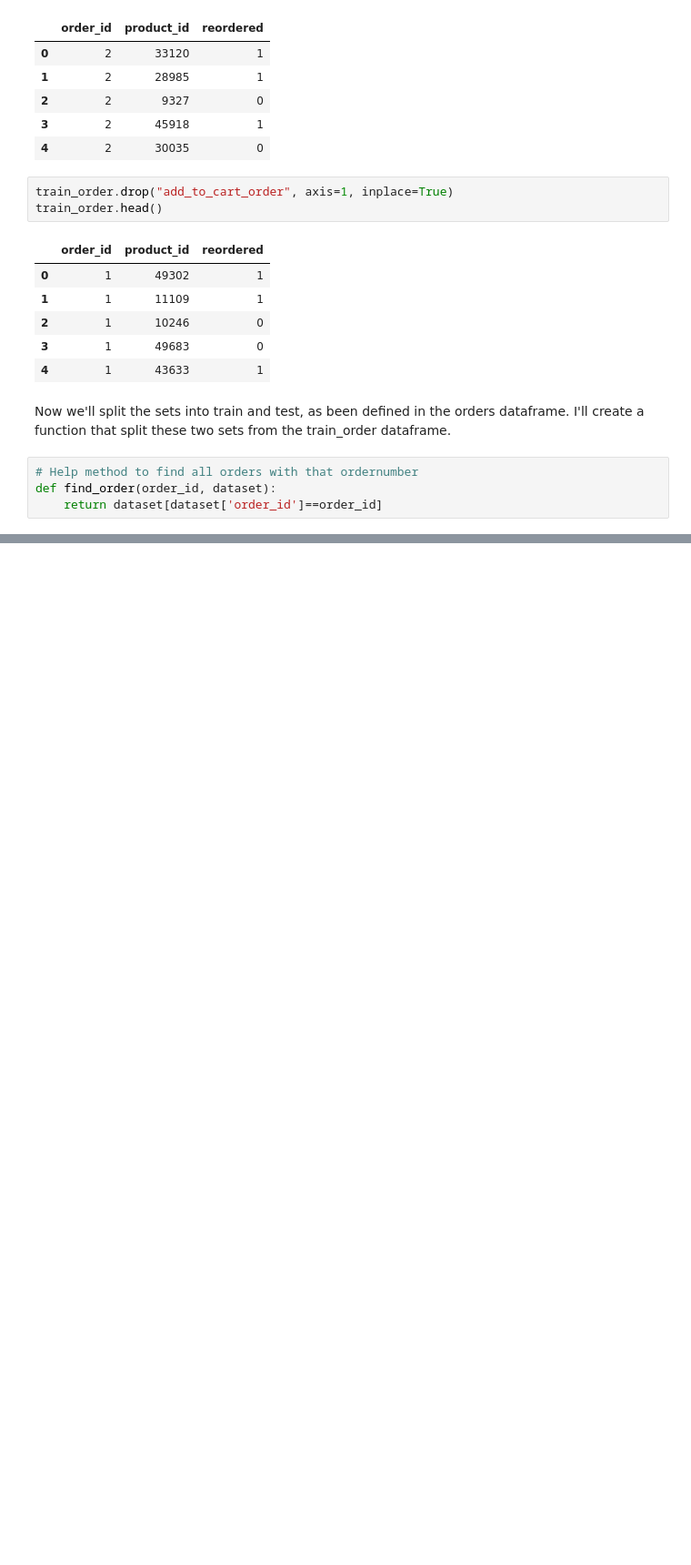
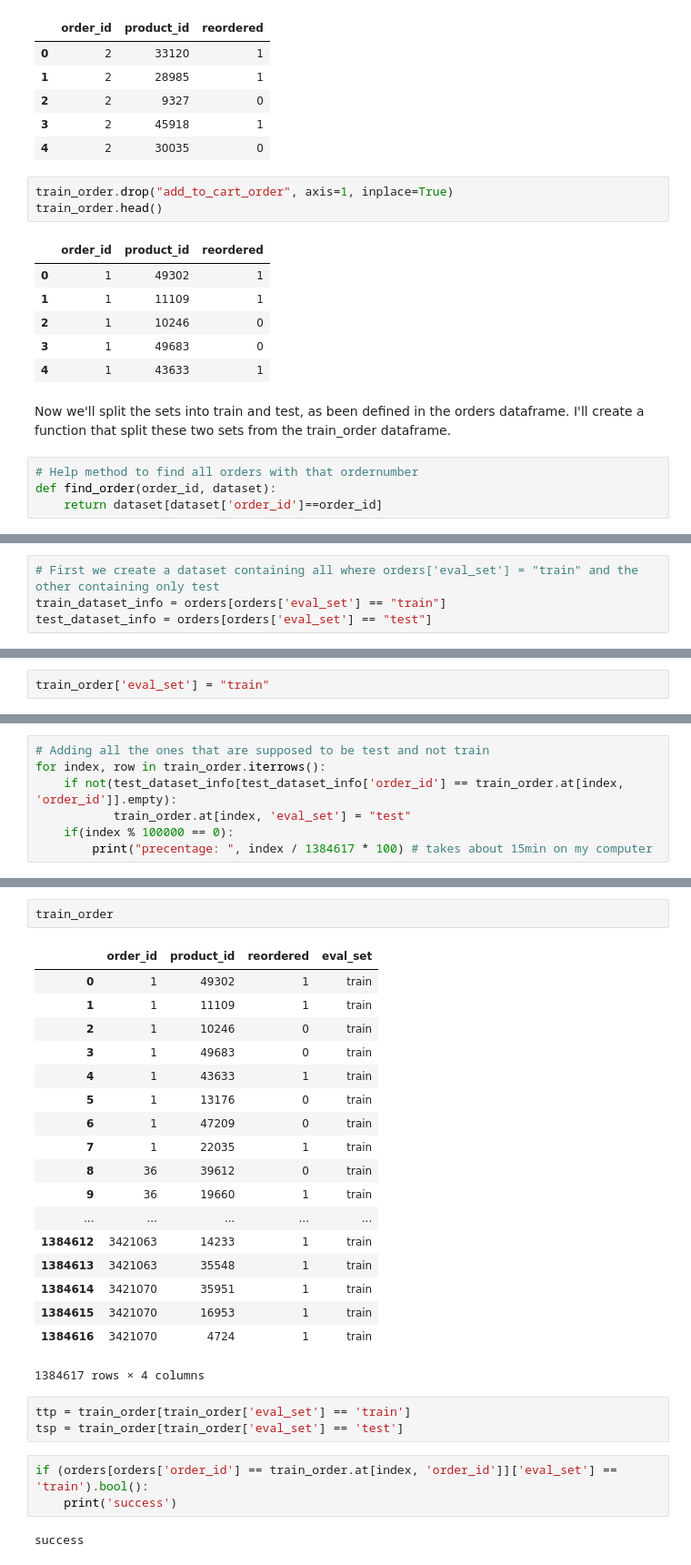
Before and after one commit to h181198/Sales-Prediction-ML, a Jupyter notebook: Instacart Market Basket Analysis.ipynb, the cells around one changed output, grey strips where cells are left out. Shown at 91% size. Saved outputs shown, nothing was run; the diff lists cells and outputs as text; blank space fills up the shorter version.

```diff
--- a/Instacart Market Basket Analysis.ipynb
+++ b/Instacart Market Basket Analysis.ipynb
@@ -306 +312,5 @@ def train_test_split(order_info=orders):
+# %%
+# First we create a dataset containing all where orders['eval_set'] = "train" and the other containing only test
+train_dataset_info = orders[orders['eval_set'] == "train"]
+test_dataset_info = orders[orders['eval_set'] == "test"]
 # %%
@@ -317,0 +335,2 @@ memory usage: 0.0 bytes
+# %%
+train_order['eval_set'] = "train"
@@ -317,0 +349,7 @@ memory usage: 0.0 bytes
+# %%
+# Adding all the ones that are supposed to be test and not train
+for index, row in train_order.iterrows():
+    if not(test_dataset_info[test_dataset_info['order_id'] == train_order.at[index, 'order_id']].empty):
+           train_order.at[index, 'eval_set'] = "test"
+    if(index % 100000 == 0):
+        print("precentage: ", index / 1384617 * 100) # takes about 15min on my computer
@@ -317,0 +371,29 @@ memory usage: 0.0 bytes
+# %%
+train_order
+# %% [output]
+|  | order_id | product_id | reordered | eval_set |
+| 0 | 1 | 49302 | 1 | train |
+| 1 | 1 | 11109 | 1 | train |
+| 2 | 1 | 10246 | 0 | train |
+| 3 | 1 | 49683 | 0 | train |
+| 4 | 1 | 43633 | 1 | train |
+| 5 | 1 | 13176 | 0 | train |
+| 6 | 1 | 47209 | 0 | train |
+| 7 | 1 | 22035 | 1 | train |
+| 8 | 36 | 39612 | 0 | train |
+| 9 | 36 | 19660 | 1 | train |
+| ... | ... | ... | ... | ... |
+| 1384612 | 3421063 | 14233 | 1 | train |
+| 1384613 | 3421063 | 35548 | 1 | train |
+| 1384614 | 3421070 | 35951 | 1 | train |
+| 1384615 | 3421070 | 16953 | 1 | train |
+| 1384616 | 3421070 | 4724 | 1 | train |
+1384617 rows × 4 columns
+# %%
+ttp = train_order[train_order['eval_set'] == 'train']
+tsp = train_order[train_order['eval_set'] == 'test']
+# %%
+if (orders[orders['order_id'] == train_order.at[index, 'order_id']]['eval_set'] == 'train').bool():
+    print('success')
+# %% [output]
+success
```
Also changed, not shown: parts of 12 cells of this notebook.
